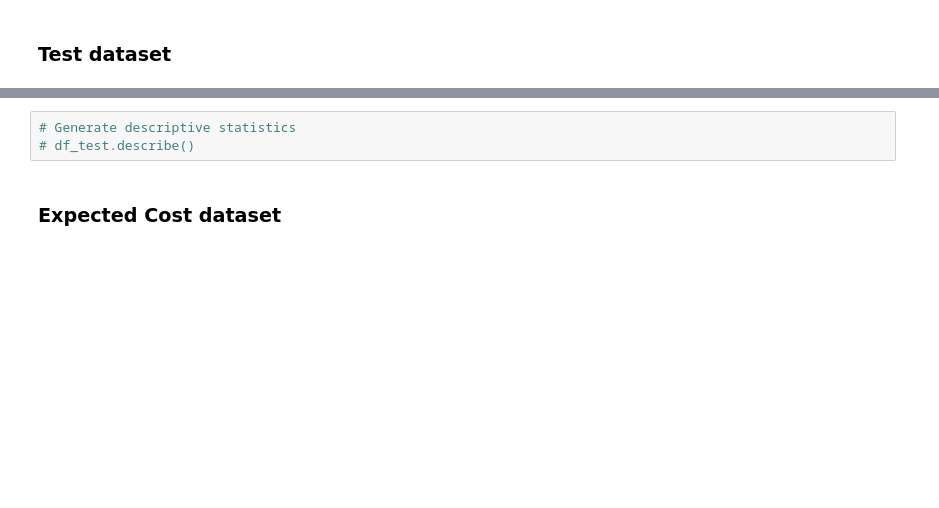
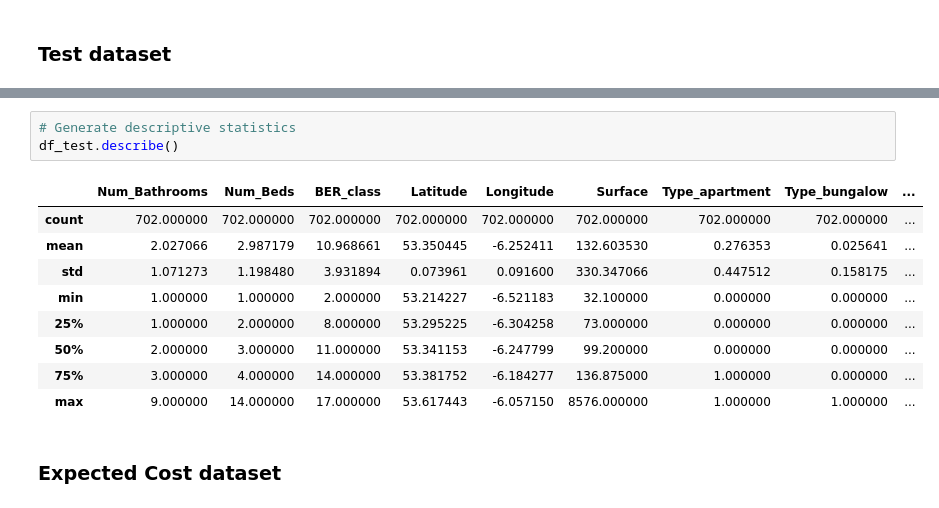
Before and after one commit to barrytl/ET5003_SEM1_2021-2, a Jupyter notebook: Week-5/ET5003_KaggleCompetition.ipynb, the cells around one changed output, grey strips where cells are left out. Cells and saved outputs as stored; diff of their text form; blank space fills up the shorter version.

```diff
--- a/Week-5/ET5003_KaggleCompetition.ipynb
+++ b/Week-5/ET5003_KaggleCompetition.ipynb
@@ -394,6 +398,16 @@ df_train.describe()
 # %%
 # Generate descriptive statistics
-# df_test.describe()
+df_test.describe()
+# %% [output]
+|  | Num_Bathrooms | Num_Beds | BER_class | Latitude | Longitude | Surface | Type_apartment | Type_bungalow | ... |
+| count | 702.000000 | 702.000000 | 702.000000 | 702.000000 | 702.000000 | 702.000000 | 702.000000 | 702.000000 | ... |
+| mean | 2.027066 | 2.987179 | 10.968661 | 53.350445 | -6.252411 | 132.603530 | 0.276353 | 0.025641 | ... |
+| std | 1.071273 | 1.198480 | 3.931894 | 0.073961 | 0.091600 | 330.347066 | 0.447512 | 0.158175 | ... |
+| min | 1.000000 | 1.000000 | 2.000000 | 53.214227 | -6.521183 | 32.100000 | 0.000000 | 0.000000 | ... |
+| 25% | 1.000000 | 2.000000 | 8.000000 | 53.295225 | -6.304258 | 73.000000 | 0.000000 | 0.000000 | ... |
+| 50% | 2.000000 | 3.000000 | 11.000000 | 53.341153 | -6.247799 | 99.200000 | 0.000000 | 0.000000 | ... |
+| 75% | 3.000000 | 4.000000 | 14.000000 | 53.381752 | -6.184277 | 136.875000 | 1.000000 | 0.000000 | ... |
+| max | 9.000000 | 14.000000 | 17.000000 | 53.617443 | -6.057150 | 8576.000000 | 1.000000 | 1.000000 | ... |
 # %% [markdown]
 ### Expected Cost dataset
 # %%
```
Also changed, not shown: parts of 13 cells of this notebook.
